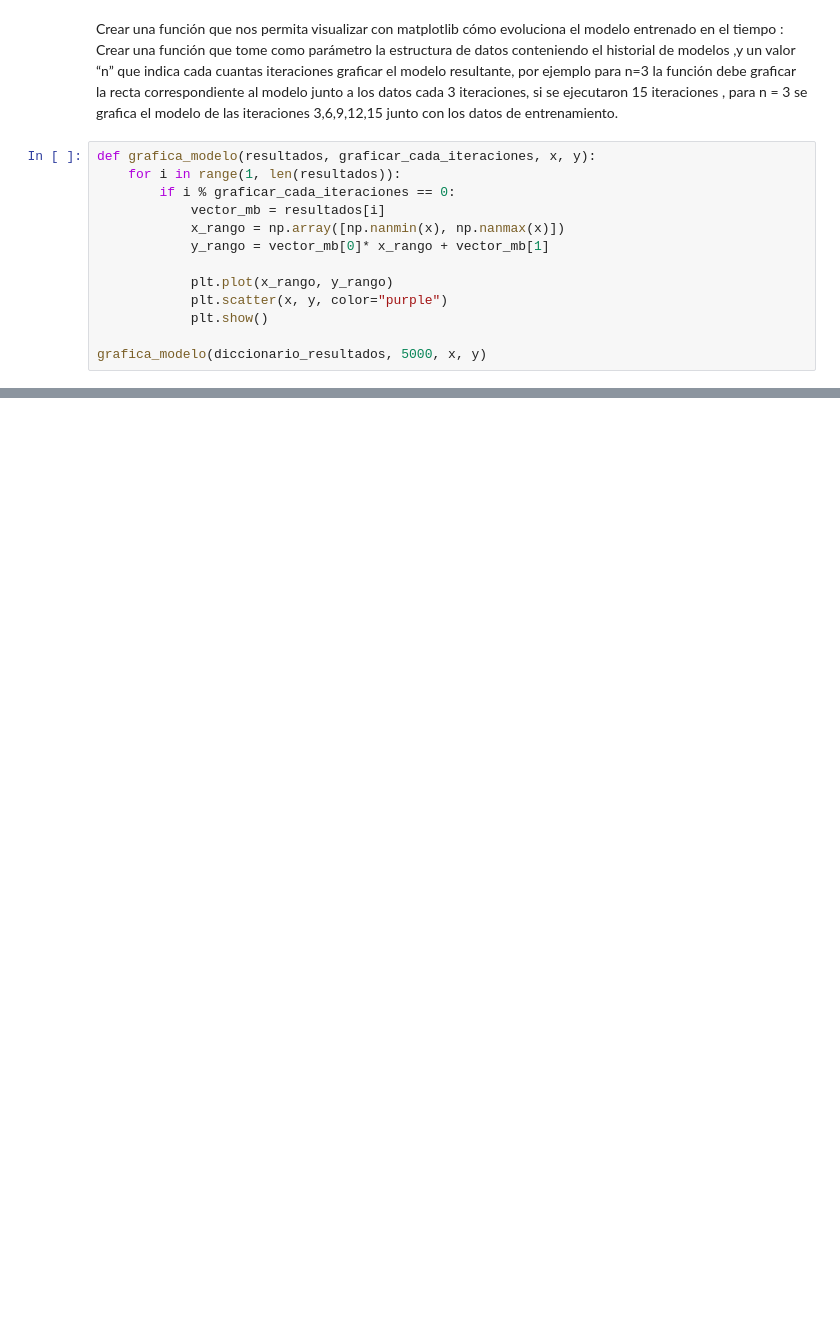
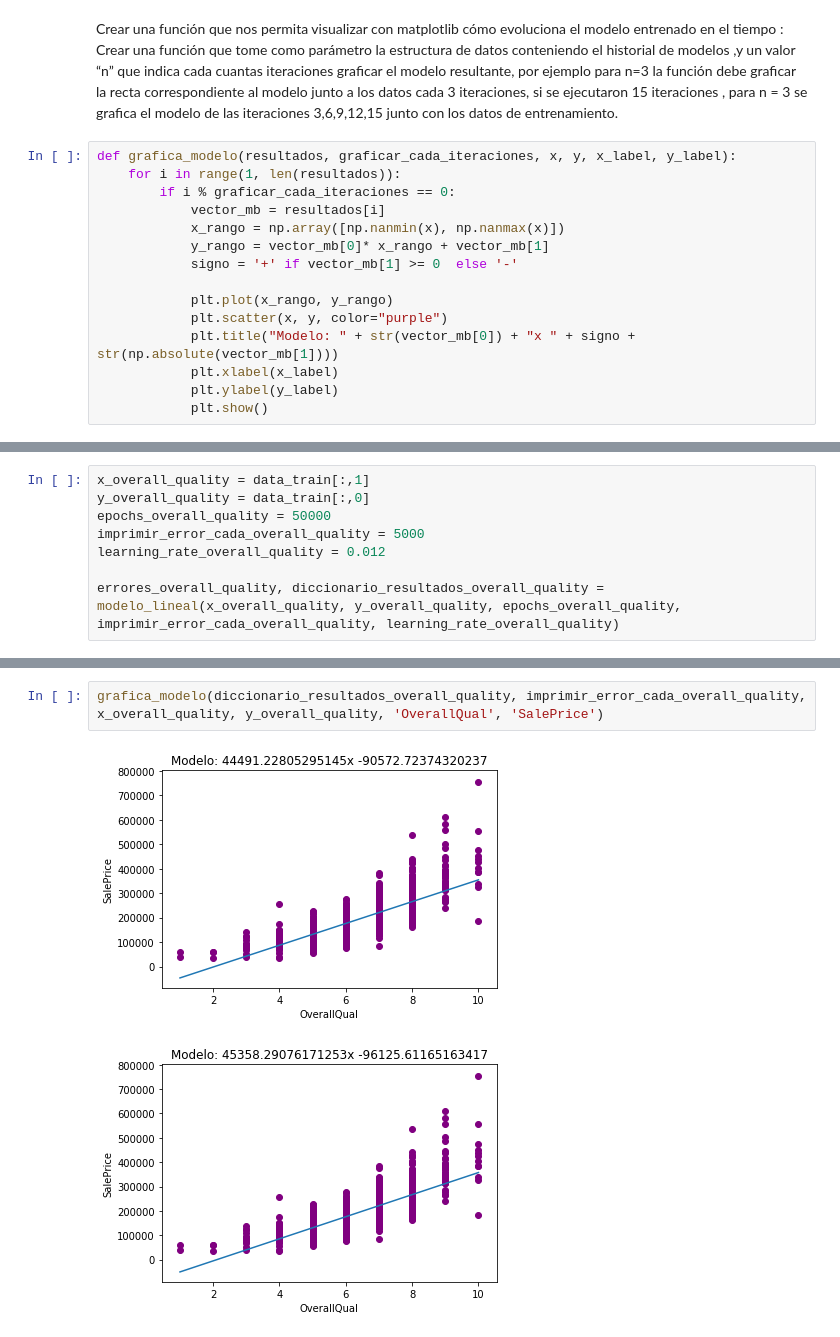
Before and after one commit to razp26/python-jupyterNotebooks, a Jupyter notebook: Python para Data Science/Proyecto/Proyecto - Modelos predictivos de regresión lineal uni-variable.ipynb, the cells around one changed output, grey strips where cells are left out. Cells and saved outputs as stored; diff of their text form; blank space fills up the shorter version.

Commit message:
Actualización
Se completan las funciones para evaluar y entrenar los modelos.

Se realiza el análisis para la primer variable independiente seleccionada.

```diff
--- a/Python para Data Science/Proyecto/Proyecto - Modelos predictivos de regresión lineal uni-variable.ipynb
+++ b/Python para Data Science/Proyecto/Proyecto - Modelos predictivos de regresión lineal uni-variable.ipynb
@@ -354,15 +325,17 @@ grafica_error_iteracion(errores)
 # %% [markdown]
 Crear una función que nos permita visualizar con matplotlib cómo evoluciona el modelo entrenado en el tiempo : Crear una función que tome como parámetro la estructura de datos conteniendo el historial de modelos ,y un valor “n” que indica cada cuantas iteraciones graficar el modelo resultante,  por ejemplo para n=3 la función debe graficar la recta correspondiente al modelo junto a los datos cada 3 iteraciones, si se ejecutaron 15 iteraciones , para n = 3 se grafica el modelo de las iteraciones 3,6,9,12,15 junto con los datos de entrenamiento.
 # %%
-def grafica_modelo(resultados, graficar_cada_iteraciones, x, y):
+def grafica_modelo(resultados, graficar_cada_iteraciones, x, y, x_label, y_label):
     for i in range(1, len(resultados)):
         if i % graficar_cada_iteraciones == 0:
             vector_mb = resultados[i]
             x_rango = np.array([np.nanmin(x), np.nanmax(x)])
             y_rango = vector_mb[0]* x_rango + vector_mb[1]
+            signo = '+' if vector_mb[1] >= 0  else '-'
 
             plt.plot(x_rango, y_rango)
             plt.scatter(x, y, color="purple")
+            plt.title("Modelo: " + str(vector_mb[0]) + "x " + signo + str(np.absolute(vector_mb[1])))
+            plt.xlabel(x_label)
+            plt.ylabel(y_label)
             plt.show()
-
-grafica_modelo(diccionario_resultados, 5000, x, y)
@@ -382,0 +396,8 @@ grafica_modelo(diccionario_resultados, 5000, x, y)
+# %%
+x_overall_quality = data_train[:,1]
+y_overall_quality = data_train[:,0]
+epochs_overall_quality = 50000
+imprimir_error_cada_overall_quality = 5000
+learning_rate_overall_quality = 0.012
+
+errores_overall_quality, diccionario_resultados_overall_quality = modelo_lineal(x_overall_quality, y_overall_quality, epochs_overall_quality, imprimir_error_cada_overall_quality, learning_rate_overall_quality)
@@ -382,0 +427,5 @@ grafica_modelo(diccionario_resultados, 5000, x, y)
+# %%
+grafica_modelo(diccionario_resultados_overall_quality, imprimir_error_cada_overall_quality, x_overall_quality, y_overall_quality, 'OverallQual', 'SalePrice')
+# %% [output]
+[figure, added]
+[figure, added]
```
Also changed, not shown: parts of 29 cells of this notebook.
